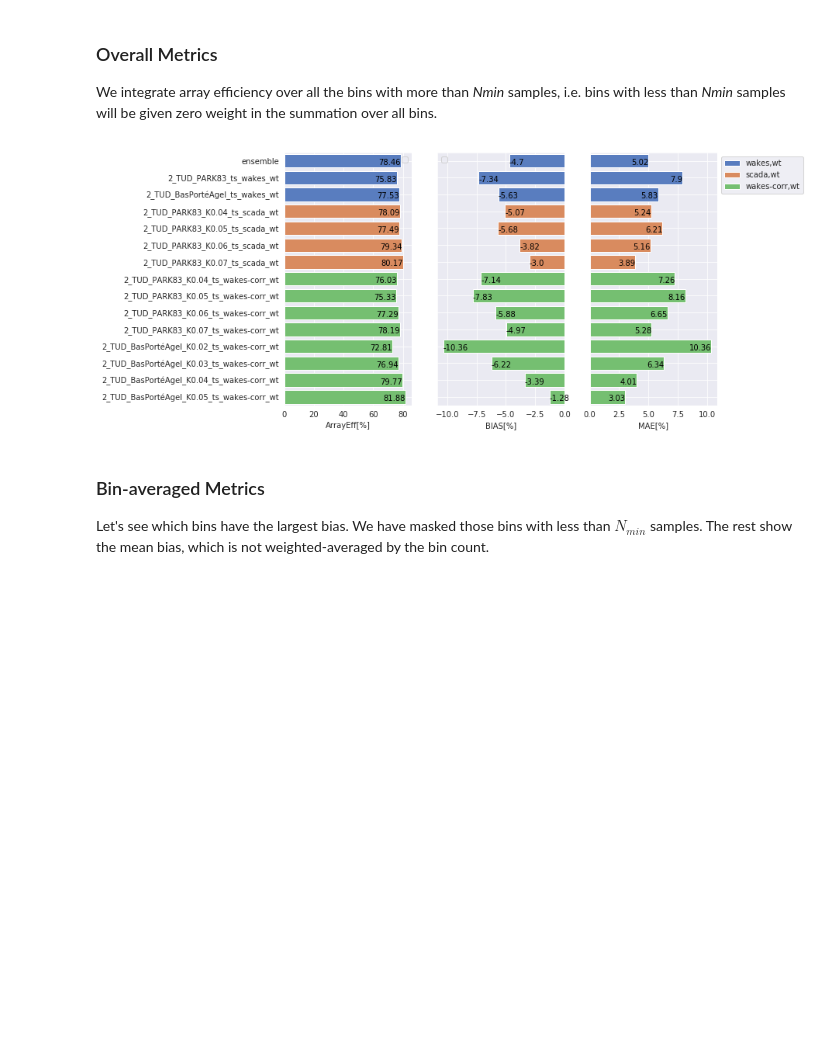
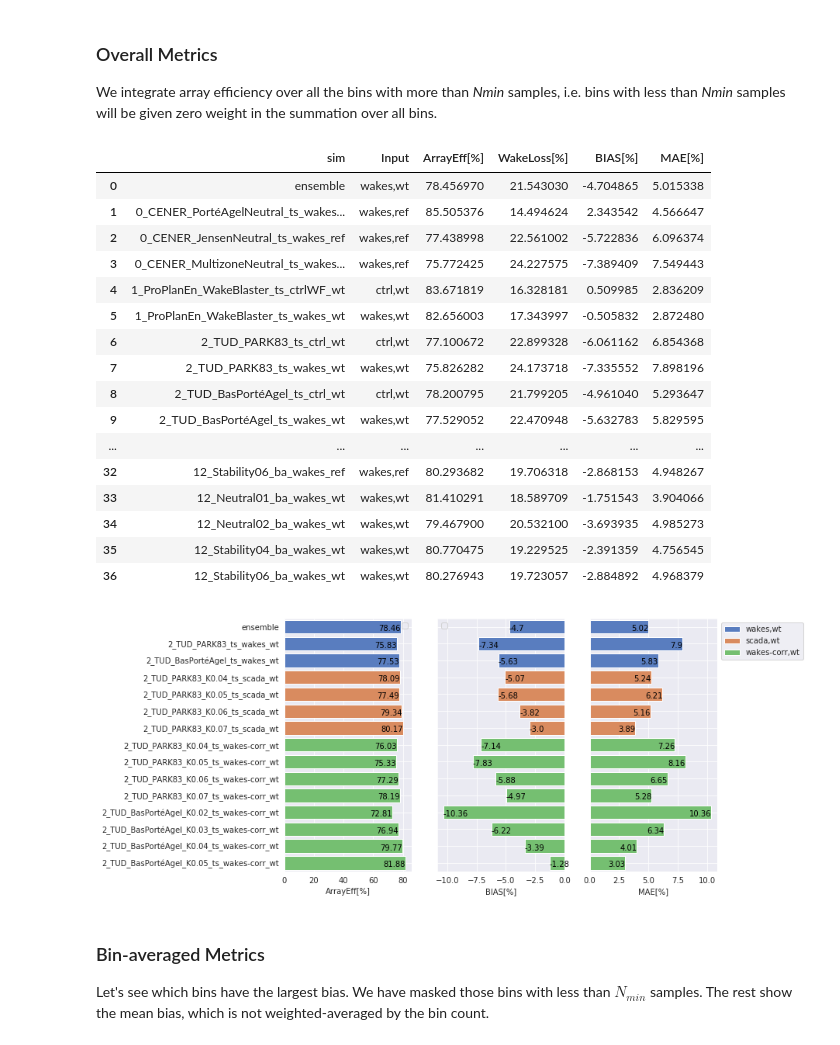
Before and after one commit to CENER-EPR/OWAbench, a Jupyter notebook: Ormonde/Ormonde_ArrayEfficiency.ipynb, the cells around one changed output. Saved outputs shown, nothing was run; the diff lists cells and outputs as text; code cells hidden in the pictures; blank space fills up the shorter version.

Commit message:
Save results updated to dump overall and bins -based results

```diff
--- a/Ormonde/Ormonde_ArrayEfficiency.ipynb
+++ b/Ormonde/Ormonde_ArrayEfficiency.ipynb
@@ -372,10 +372,27 @@ mae_farm = np.absolute(bias_farm)
 We integrate array efficiency over all the bins with more than *Nmin* samples, i.e. bins with less than *Nmin* samples will be given zero weight in the summation over all bins.
 # %%
 Nmin = 25
-metrics = compute_overall_metrics(eta_farm, bias_farm, mae_farm, sims, N_WDzL,
+metrics = overall_metrics(eta_farm, bias_farm, mae_farm, sims, N_WDzL,
                                   Nmin, binmap, tags, figsize = (10,6), plot = True)
 #metrics.iloc[plotresults]
 # %% [output]
+|  | sim | Input | ArrayEff[%] | WakeLoss[%] | BIAS[%] | MAE[%] |
+| 0 | ensemble | wakes,wt | 78.456970 | 21.543030 | -4.704865 | 5.015338 |
+| 1 | 0_CENER_PortéAgelNeutral_ts_wakes... | wakes,ref | 85.505376 | 14.494624 | 2.343542 | 4.566647 |
+| 2 | 0_CENER_JensenNeutral_ts_wakes_ref | wakes,ref | 77.438998 | 22.561002 | -5.722836 | 6.096374 |
+| 3 | 0_CENER_MultizoneNeutral_ts_wakes... | wakes,ref | 75.772425 | 24.227575 | -7.389409 | 7.549443 |
+| 4 | 1_ProPlanEn_WakeBlaster_ts_ctrlWF_wt | ctrl,wt | 83.671819 | 16.328181 | 0.509985 | 2.836209 |
+| 5 | 1_ProPlanEn_WakeBlaster_ts_wakes_wt | wakes,wt | 82.656003 | 17.343997 | -0.505832 | 2.872480 |
+| 6 | 2_TUD_PARK83_ts_ctrl_wt | ctrl,wt | 77.100672 | 22.899328 | -6.061162 | 6.854368 |
+| 7 | 2_TUD_PARK83_ts_wakes_wt | wakes,wt | 75.826282 | 24.173718 | -7.335552 | 7.898196 |
+| 8 | 2_TUD_BasPortéAgel_ts_ctrl_wt | ctrl,wt | 78.200795 | 21.799205 | -4.961040 | 5.293647 |
+| 9 | 2_TUD_BasPortéAgel_ts_wakes_wt | wakes,wt | 77.529052 | 22.470948 | -5.632783 | 5.829595 |
+| ... | ... | ... | ... | ... | ... | ... |
+| 32 | 12_Stability06_ba_wakes_ref | wakes,ref | 80.293682 | 19.706318 | -2.868153 | 4.948267 |
+| 33 | 12_Neutral01_ba_wakes_wt | wakes,wt | 81.410291 | 18.589709 | -1.751543 | 3.904066 |
+| 34 | 12_Neutral02_ba_wakes_wt | wakes,wt | 79.467900 | 20.532100 | -3.693935 | 4.985273 |
+| 35 | 12_Stability04_ba_wakes_wt | wakes,wt | 80.770475 | 19.229525 | -2.391359 | 4.756545 |
+| 36 | 12_Stability06_ba_wakes_wt | wakes,wt | 80.276943 | 19.723057 | -2.884892 | 4.968379 |
 [figure]
 # %% [markdown]
 ### Bin-averaged Metrics
```
Also changed, not shown: parts of 2 cells of this notebook, 6 other files.
